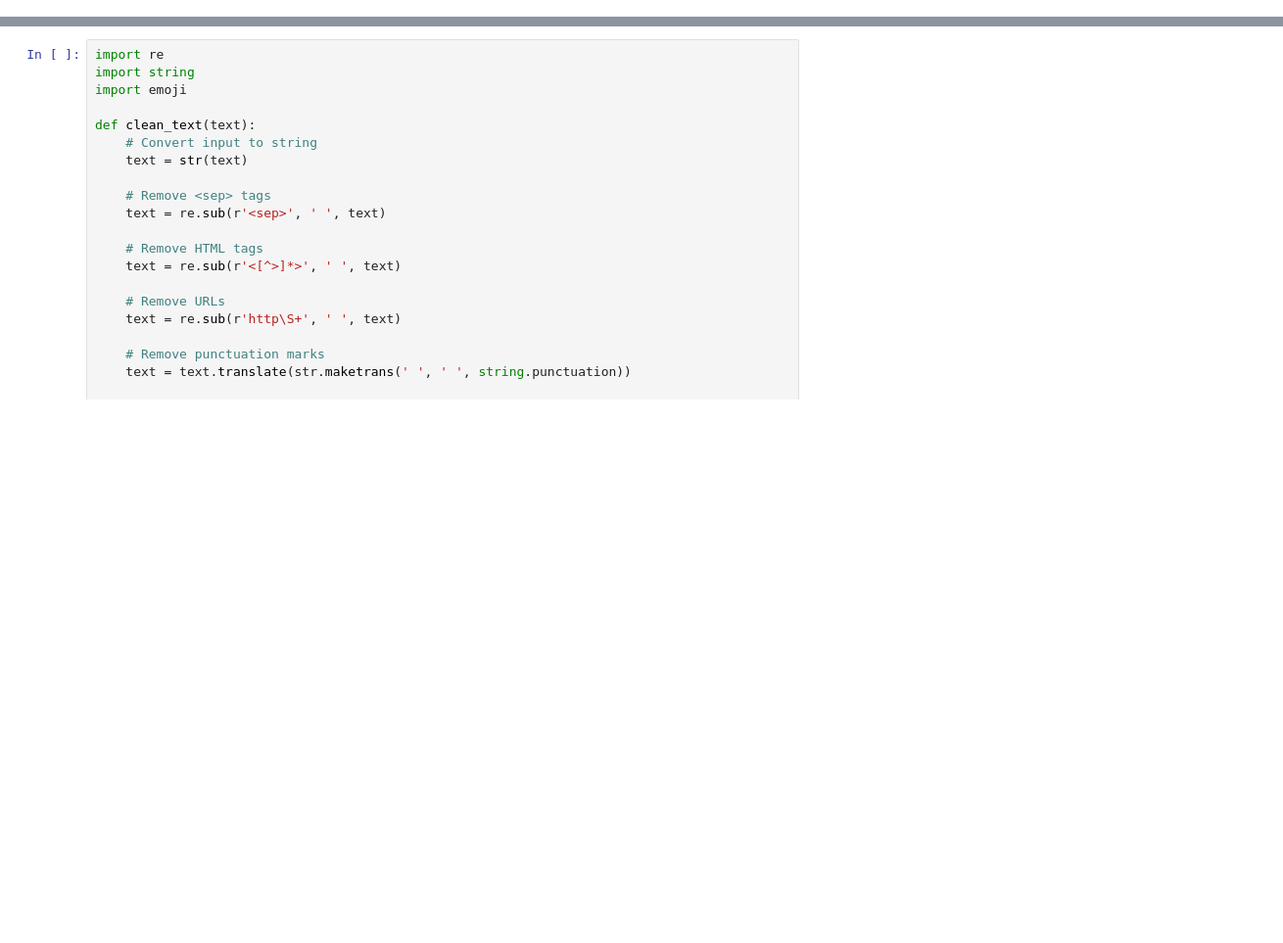
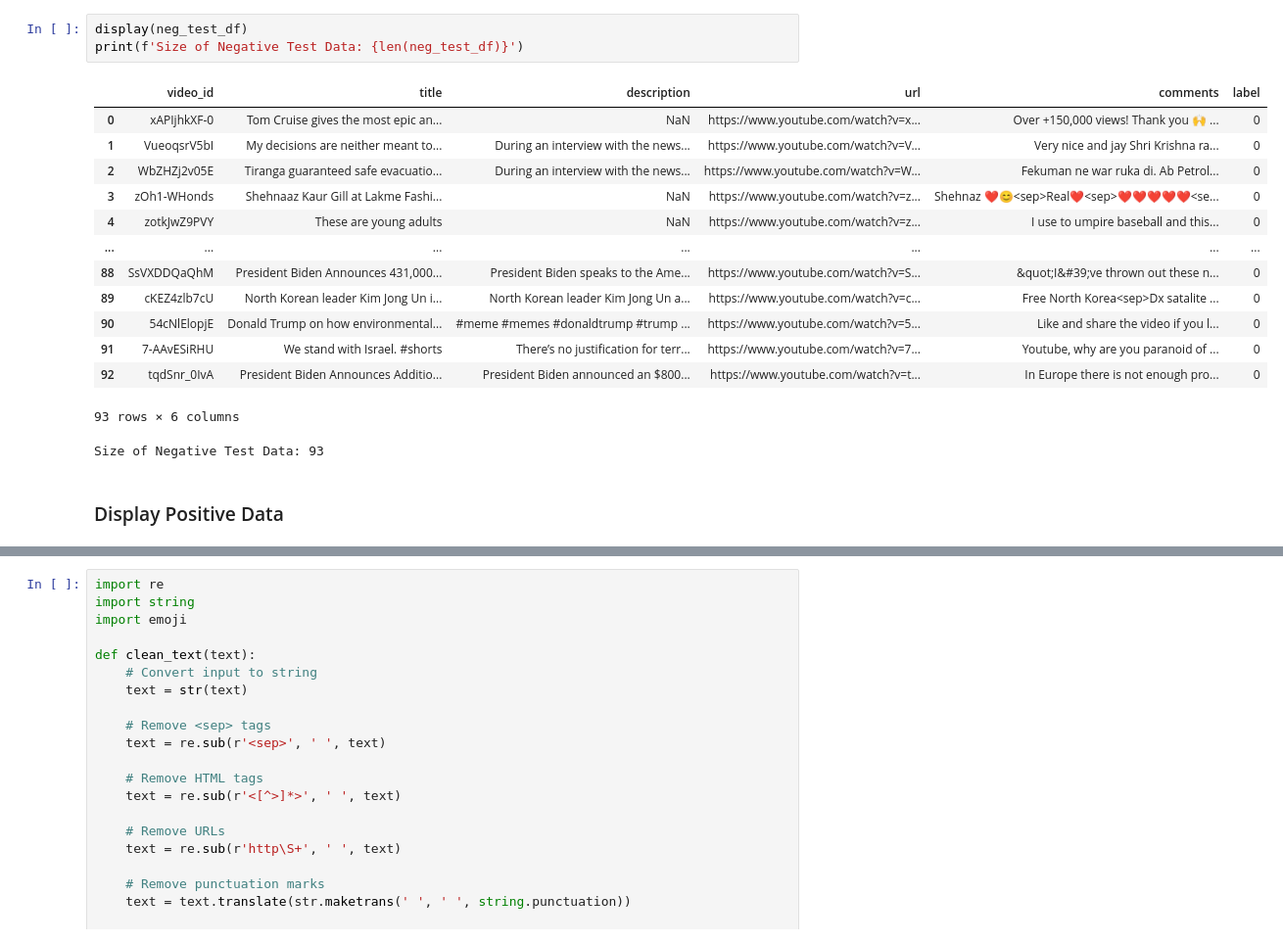
Before and after one commit to davendramaharaj1/deepfake_extractions, a Jupyter notebook: data_exp_notebooks/data.ipynb, the cells around one changed output, grey strips where cells are left out. Shown at 98% size. Drawn from its saved outputs; the diff is of its cells as text; blank space fills up the shorter version.

```diff
--- a/data_exp_notebooks/data.ipynb
+++ b/data_exp_notebooks/data.ipynb
@@ -45,0 +82,20 @@ print(len(pos_df))
+# %%
+display(neg_test_df)
+print(f'Size of Negative Test Data: {len(neg_test_df)}')
+# %% [output]
+|  | video_id | title | description | url | comments | label |
+| 0 | xAPIjhkXF-0 | Tom Cruise gives the most epic an... | NaN | https://www.youtube.com/watch?v=x... | Over +150,000 views! Thank you 🙌 ... | 0 |
+| 1 | VueoqsrV5bI | My decisions are neither meant to... | During an interview with the news... | https://www.youtube.com/watch?v=V... | Very nice and jay Shri Krishna ra... | 0 |
+| 2 | WbZHZj2v05E | Tiranga guaranteed safe evacuatio... | During an interview with the news... | https://www.youtube.com/watch?v=W... | Fekuman ne war ruka di. Ab Petrol... | 0 |
+| 3 | zOh1-WHonds | Shehnaaz Kaur Gill at Lakme Fashi... | NaN | https://www.youtube.com/watch?v=z... | Shehnaz ❤😊<sep>Real❤<sep>❤❤❤❤❤<se... | 0 |
+| 4 | zotkJwZ9PVY | These are young adults | NaN | https://www.youtube.com/watch?v=z... | I use to umpire baseball and this... | 0 |
+| ... | ... | ... | ... | ... | ... | ... |
+| 88 | SsVXDDQaQhM | President Biden Announces 431,000... | President Biden speaks to the Ame... | https://www.youtube.com/watch?v=S... | &quot;I&#39;ve thrown out these n... | 0 |
+| 89 | cKEZ4zlb7cU | North Korean leader Kim Jong Un i... | North Korean leader Kim Jong Un a... | https://www.youtube.com/watch?v=c... | Free North Korea<sep>Dx satalite ... | 0 |
+| 90 | 54cNlElopjE | Donald Trump on how environmental... | #meme #memes #donaldtrump #trump ... | https://www.youtube.com/watch?v=5... | Like and share the video if you l... | 0 |
+| 91 | 7-AAvESiRHU | We stand with Israel. #shorts | There’s no justification for terr... | https://www.youtube.com/watch?v=7... | Youtube, why are you paranoid of ... | 0 |
+| 92 | tqdSnr_0IvA | President Biden Announces Additio... | President Biden announced an $800... | https://www.youtube.com/watch?v=t... | In Europe there is not enough pro... | 0 |
+93 rows × 6 columns
+Size of Negative Test Data: 93
+# %% [markdown]
+### Display Positive Data
```
Also changed, not shown: parts of 52 cells of this notebook.
